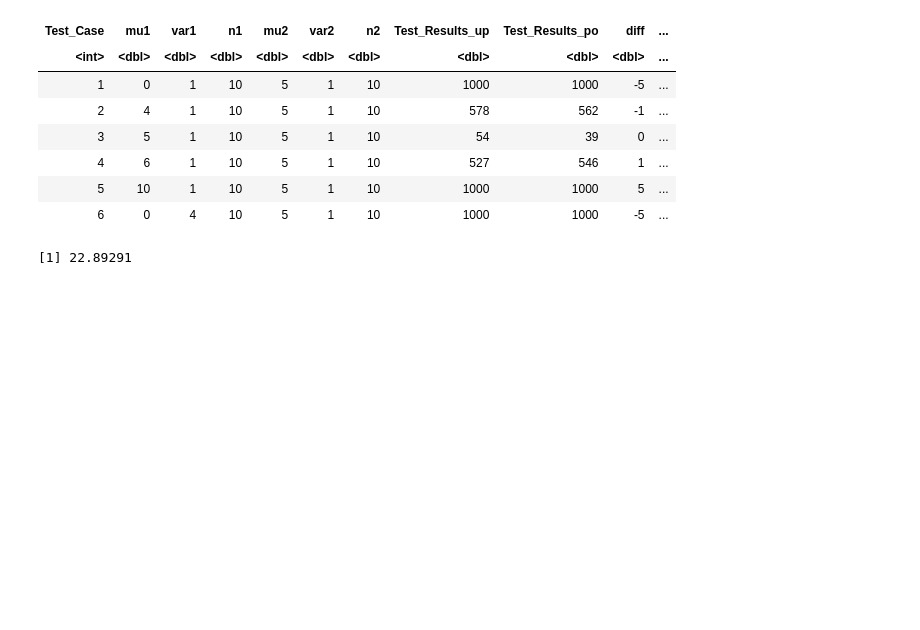
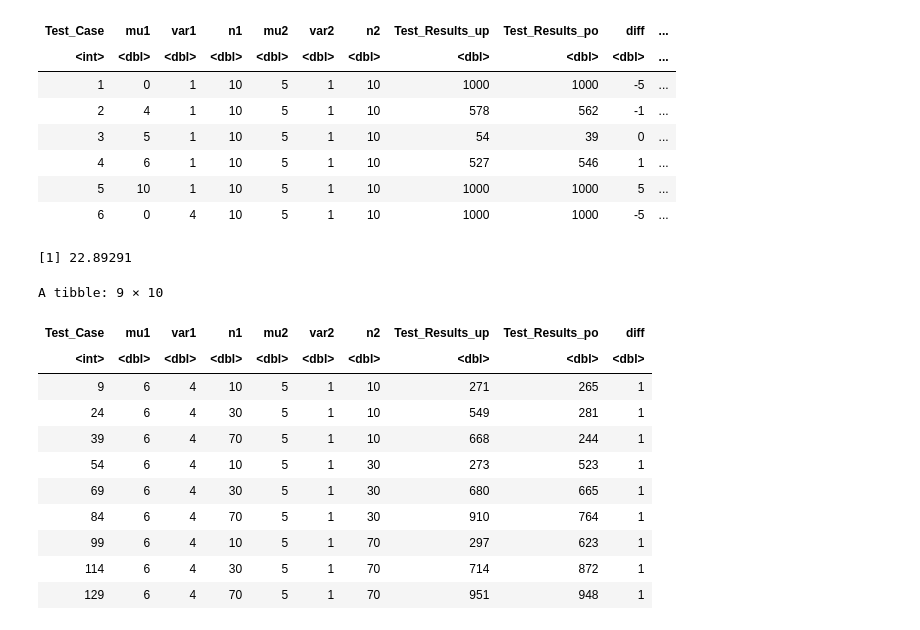
Before and after one commit to hkopanski/502_final_project, a Jupyter notebook: 502_Project.ipynb, the cells around one changed output. Cells and saved outputs as stored; diff of their text form; code cells hidden in the pictures; blank space fills up the shorter version.

```diff
--- a/502_Project.ipynb
+++ b/502_Project.ipynb
@@ -1423,3 +1425,18 @@ A tibble: 6 × 12
 sd(df_data$sysBP)
 # %% [output]
 [1] 22.89291
+# %%
+df_combo2 %>% filter(mu1 == 6, var1 == 4)
+# %% [output]
+A tibble: 9 × 10
+| Test_Case | mu1 | var1 | n1 | mu2 | var2 | n2 | Test_Results_up | Test_Results_po | diff |
+| <int> | <dbl> | <dbl> | <dbl> | <dbl> | <dbl> | <dbl> | <dbl> | <dbl> | <dbl> |
+| 9 | 6 | 4 | 10 | 5 | 1 | 10 | 271 | 265 | 1 |
+| 24 | 6 | 4 | 30 | 5 | 1 | 10 | 549 | 281 | 1 |
+| 39 | 6 | 4 | 70 | 5 | 1 | 10 | 668 | 244 | 1 |
+| 54 | 6 | 4 | 10 | 5 | 1 | 30 | 273 | 523 | 1 |
+| 69 | 6 | 4 | 30 | 5 | 1 | 30 | 680 | 665 | 1 |
+| 84 | 6 | 4 | 70 | 5 | 1 | 30 | 910 | 764 | 1 |
+| 99 | 6 | 4 | 10 | 5 | 1 | 70 | 297 | 623 | 1 |
+| 114 | 6 | 4 | 30 | 5 | 1 | 70 | 714 | 872 | 1 |
+| 129 | 6 | 4 | 70 | 5 | 1 | 70 | 951 | 948 | 1 |
```
Also changed, not shown: parts of 5 cells of this notebook, 2 other files.
